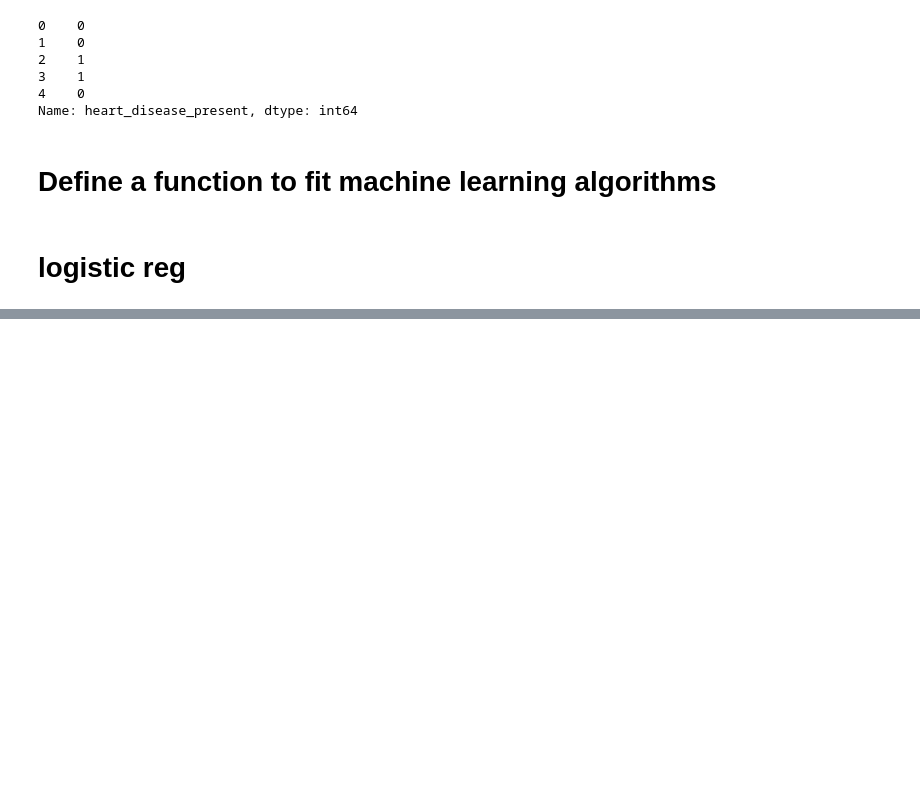
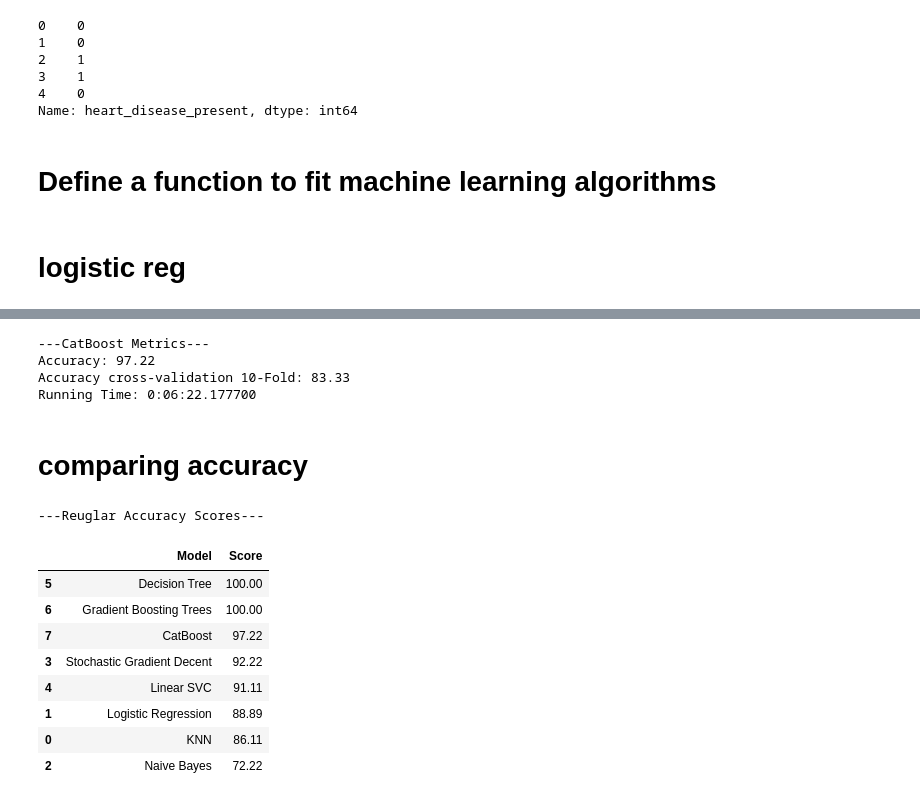
Before and after one commit to anujeet98/heart-prediction-ml, a Jupyter notebook: heart_disease_prediction.ipynb, the cells around one changed output, grey strips where cells are left out. Saved outputs shown, nothing was run; the diff lists cells and outputs as text; code cells hidden in the pictures; blank space fills up the shorter version.

```diff
--- a/heart_disease_prediction.ipynb
+++ b/heart_disease_prediction.ipynb
@@ -658,7 +668,7 @@ Running Time: 0:00:00.049179
 # Linear SVC
 start_time = time.time()
 train_pred_svc, acc_linear_svc, acc_cv_linear_svc = fit_ml_algo(LinearSVC(),
-                                                                X_train,
+                                                                x_train,
                                                                 y_train,
                                                                 10)
 linear_svc_time = (time.time() - start_time)
@@ -671,0 +812,42 @@ Running Time: 0:00:00.067291
+# %%
+# Print out the CatBoost model metrics
+print("---CatBoost Metrics---")
+print("Accuracy: {}".format(acc_catboost))
+print("Accuracy cross-validation 10-Fold: {}".format(acc_cv_catboost))
+print("Running Time: {}".format(datetime.timedelta(seconds=catboost_time)))
+# %% [output]
+---CatBoost Metrics---
+Accuracy: 97.22
+Accuracy cross-validation 10-Fold: 83.33
+Running Time: 0:06:22.177700
+# %% [markdown]
+# comparing accuracy
+# %%
+models = pd.DataFrame({
+    'Model': ['KNN', 'Logistic Regression', 'Naive Bayes',
+              'Stochastic Gradient Decent', 'Linear SVC',
+              'Decision Tree', 'Gradient Boosting Trees',
+              'CatBoost'],
+    'Score': [
+        acc_knn,
+        acc_log,
+        acc_gaussian,
+        acc_sgd,
+        acc_linear_svc,
+        acc_dt,
+        acc_gbt,
+        acc_catboost
+    ]})
+print("---Reuglar Accuracy Scores---")
+models.sort_values(by='Score', ascending=False)
+# %% [output]
+---Reuglar Accuracy Scores---
+|  | Model | Score |
+| 5 | Decision Tree | 100.00 |
+| 6 | Gradient Boosting Trees | 100.00 |
+| 7 | CatBoost | 97.22 |
+| 3 | Stochastic Gradient Decent | 92.22 |
+| 4 | Linear SVC | 91.11 |
+| 1 | Logistic Regression | 88.89 |
+| 0 | KNN | 86.11 |
+| 2 | Naive Bayes | 72.22 |
```
Also changed, not shown: parts of 33 cells of this notebook.
